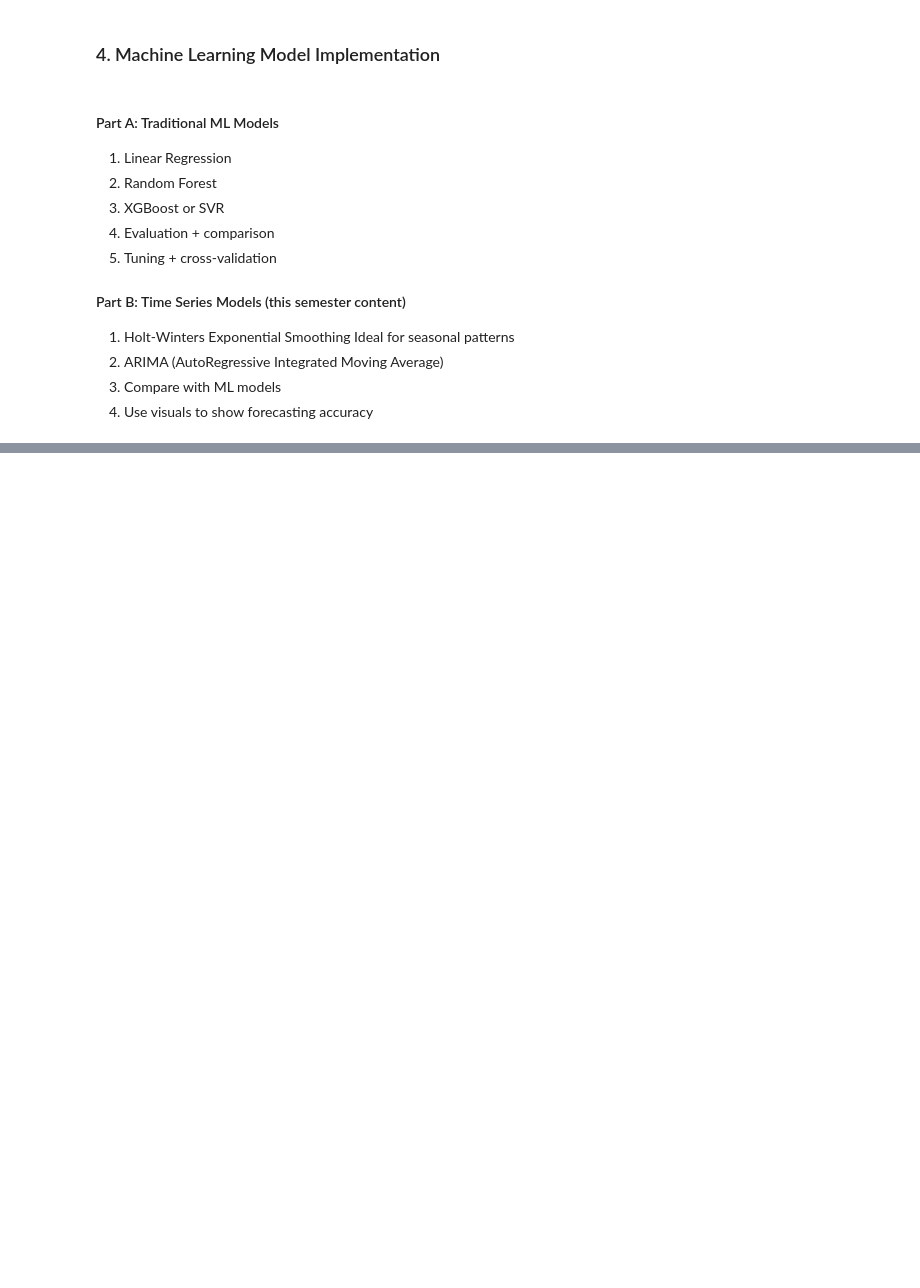
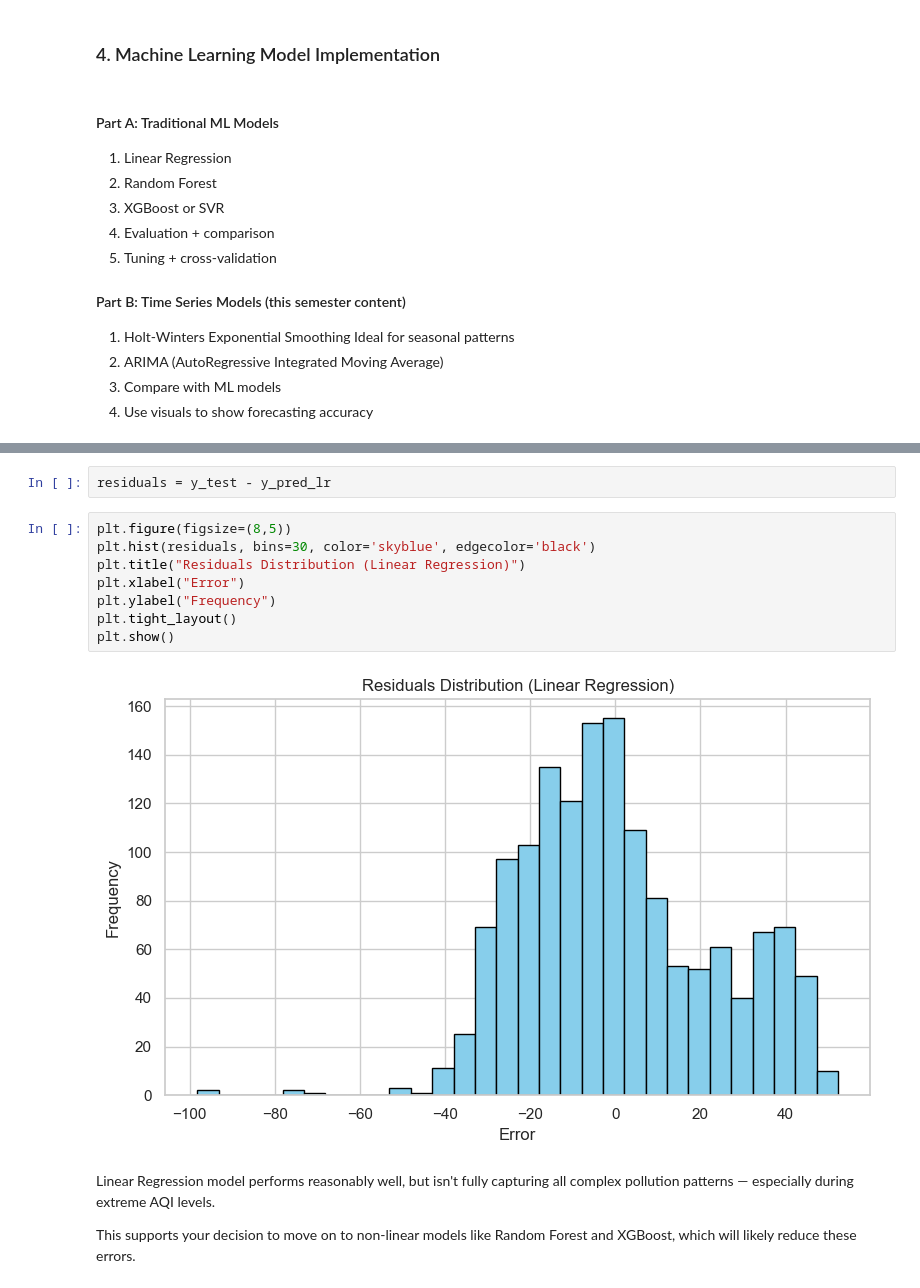
Before and after one commit to CCT-Dublin/capstone-project-Nomin1016, a Jupyter notebook: Nomin_CA3_StrategicThinking.ipynb, the cells around one changed output, grey strips where cells are left out. Drawn from its saved outputs; the diff is of its cells as text; blank space fills up the shorter version.

```diff
--- a/Nomin_CA3_StrategicThinking.ipynb
+++ b/Nomin_CA3_StrategicThinking.ipynb
@@ -360,0 +405,16 @@ Name: AQI, Length: 7344, dtype: float64
+# %%
+residuals = y_test - y_pred_lr
+# %%
+plt.figure(figsize=(8,5))
+plt.hist(residuals, bins=30, color='skyblue', edgecolor='black')
+plt.title("Residuals Distribution (Linear Regression)")
+plt.xlabel("Error")
+plt.ylabel("Frequency")
+plt.tight_layout()
+plt.show()
+# %% [output]
+[figure, added]
+# %% [markdown]
+Linear Regression model performs reasonably well, but isn't fully capturing all complex pollution patterns — especially during extreme AQI levels.
+
+This supports your decision to move on to non-linear models like Random Forest and XGBoost, which will likely reduce these errors.
```
Also changed, not shown: parts of 8 cells of this notebook.
